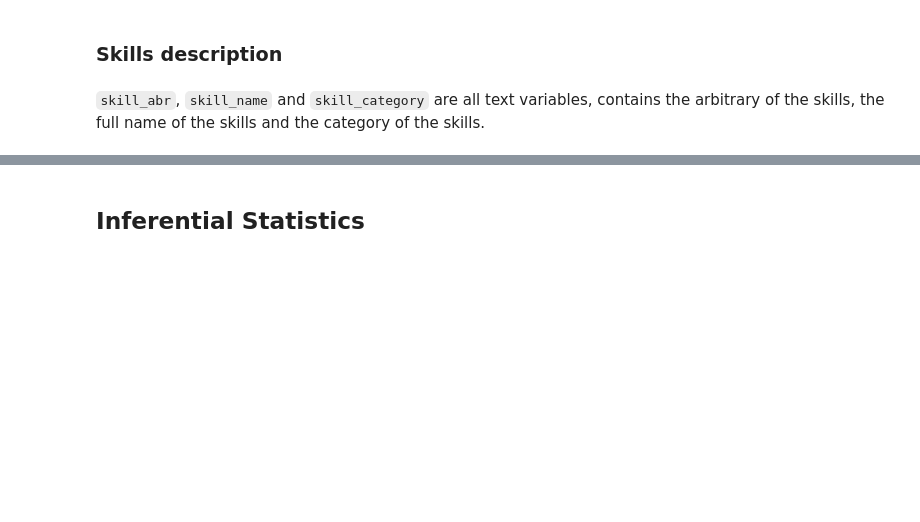
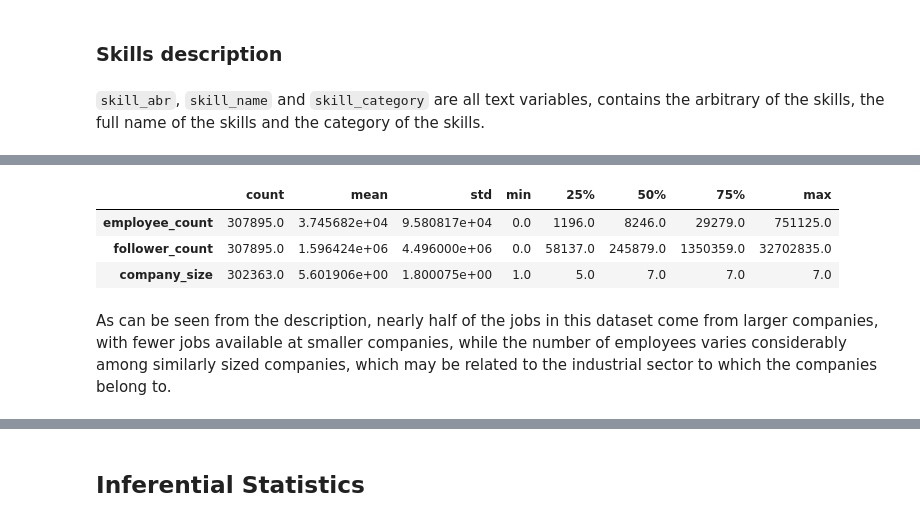
Before and after one commit to Koi4595/Group_10_FA_2024, a Jupyter notebook: Project_part2.ipynb, the cells around one changed output, grey strips where cells are left out. Cells and saved outputs as stored; diff of their text form; code cells hidden in the pictures; blank space fills up the shorter version.

```diff
--- a/Project_part2.ipynb
+++ b/Project_part2.ipynb
@@ -59,0 +94,9 @@ df. skill_category.value_counts().head(10)
+# %%
+df[['employee_count', 'follower_count', 'company_size']].describe().T
+# %% [output]
+|  | count | mean | std | min | 25% | 50% | 75% | max |
+| employee_count | 307895.0 | 3.745682e+04 | 9.580817e+04 | 0.0 | 1196.0 | 8246.0 | 29279.0 | 751125.0 |
+| follower_count | 307895.0 | 1.596424e+06 | 4.496000e+06 | 0.0 | 58137.0 | 245879.0 | 1350359.0 | 32702835.0 |
+| company_size | 302363.0 | 5.601906e+00 | 1.800075e+00 | 1.0 | 5.0 | 7.0 | 7.0 | 7.0 |
+# %% [markdown]
+As can be seen from the description, nearly half of the jobs in this dataset come from larger companies, with fewer jobs available at smaller companies, while the number of employees varies considerably among similarly sized companies, which may be related to the industrial sector to which the companies belong to.
```
Also changed, not shown: parts of 31 cells of this notebook.
